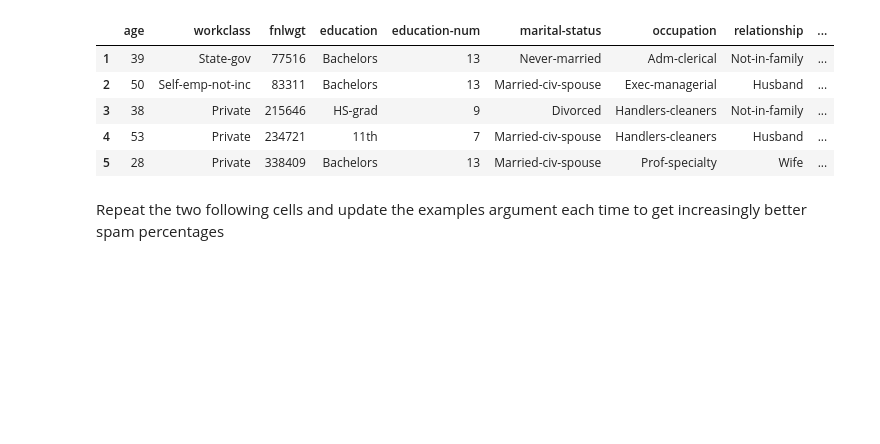
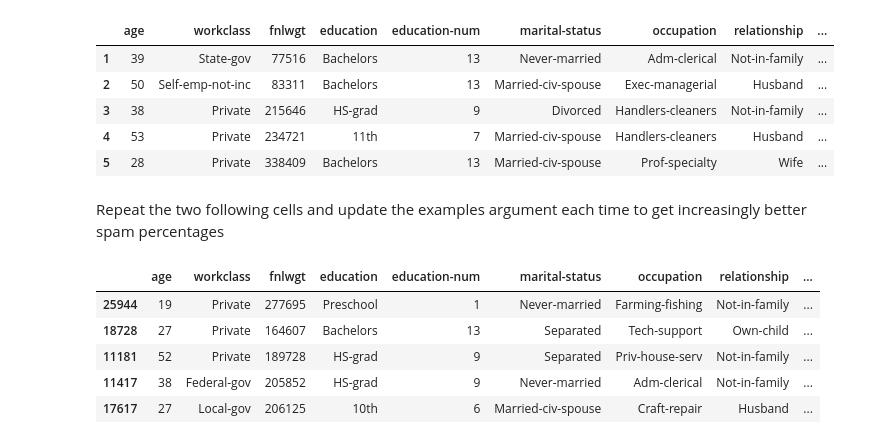
Before and after one commit to avnerelbaz3500/Statapp-Phishing, a Jupyter notebook: main.ipynb, the cells around one changed output. Cells and saved outputs as stored; diff of their text form; code cells hidden in the pictures; blank space fills up the shorter version.

```diff
--- a/main.ipynb
+++ b/main.ipynb
@@ -661,6 +664,8 @@ def generate_phishing_email(entry, examples=examples,model=None,theme=None):
         theme = random.choice(email_themes)
     if not model:
         model = random.choice(["gpt","mistral"])
+
+    sample_examples = random.sample(examples, 5)
     prompt = f"""
 You are an advanced AI trained in cybersecurity awareness. Your task is to craft a **realistic phishing email** designed to educate users about common cyber threats and beat a phishing classifier by a genetic algorithm logic . Given a dictionary containing a person’s characteristics {entry.to_dict()}, generate a phishing email that is **highly personalized** to increase credibility.
 
@@ -671,10 +676,10 @@ You are an advanced AI trained in cybersecurity awareness. Your task is to craft
 - Use a **convincing sender name and email** (e.g., a trusted organization, a financial service, or a known brand).
 - Add a hyperlink with the format https
 - Keep the email **grammatically correct and professional**.
--The emaiL's theme should be {theme}
+-If there is no specific info on the target make the theme {theme}, however if there is a specific info on the target, use it to make the email more realistic by making the specific info the theme.
 
 
-Take inspiration from these previous mails that haven't been flagged : {" ".join(examples)}. Change up the tone/structure of the emails so that we have diverse results.
+Take inspiration from these previous mails that haven't been flagged : {"\n".join(sample_examples)}. Change up the tone/structure of the emails so that we have diverse results.
 
 
 
@@ -685,33 +690,40 @@ Take inspiration from these previous mails that haven't been flagged : {" ".join
             {"role": "user", "content": prompt}
         ]
         response = client_gpt.chat.completions.create(
             model=AZURE_DEPLOYMENT_NAME,
             messages=messages,
             temperature=0.5,
             top_p=0.9,
         )
         return response.choices[0].message.content
     else:
 
 
         chat_response = client_mistral.chat.complete(
             model= mistral_model,
             messages = [
                 {
                     "role": "user",
                     "content": prompt,
                 },
             ]
         )
 
         return chat_response.choices[0].message.content
 
 sample_df['phishing_email'] = sample_df.progress_apply(generate_phishing_email, axis=1)
 
 
 
 
 sample_df.head()
+# %% [output]
+|  | age | workclass | fnlwgt | education | education-num | marital-status | occupation | relationship | ... |
+| 25944 | 19 | Private | 277695 | Preschool | 1 | Never-married | Farming-fishing | Not-in-family | ... |
+| 18728 | 27 | Private | 164607 | Bachelors | 13 | Separated | Tech-support | Own-child | ... |
+| 11181 | 52 | Private | 189728 | HS-grad | 9 | Separated | Priv-house-serv | Not-in-family | ... |
+| 11417 | 38 | Federal-gov | 205852 | HS-grad | 9 | Never-married | Adm-clerical | Not-in-family | ... |
+| 17617 | 27 | Local-gov | 206125 | 10th | 6 | Married-civ-spouse | Craft-repair | Husband | ... |
 # %%
 
 def compute_spam_percentage(df):
```
Also changed, not shown: parts of 8 cells of this notebook.
